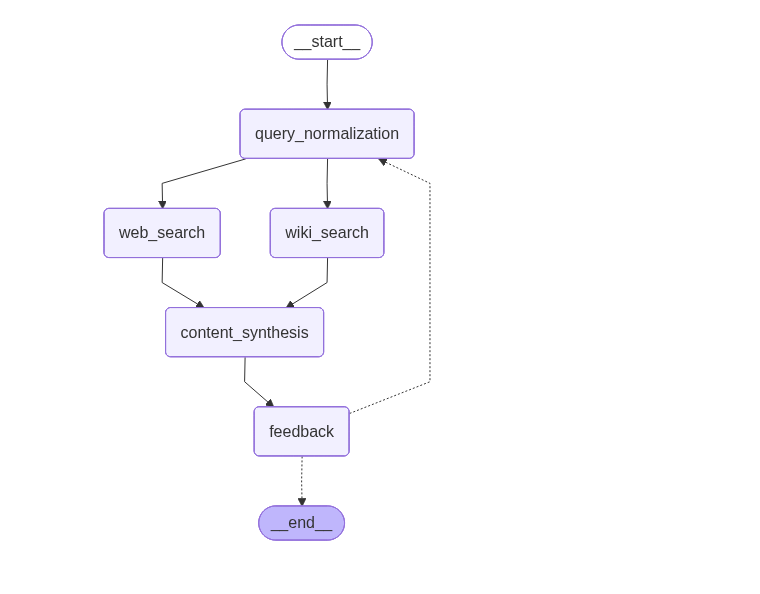
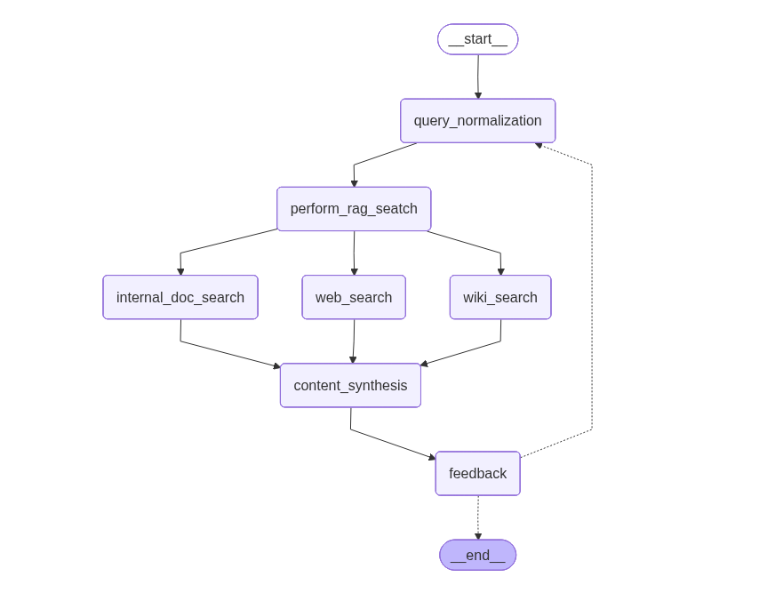
Before and after one commit to Vikeshkr-DSP/Research_Assistant, a Jupyter notebook: assistant.ipynb, the cells around one changed output. Drawn from its saved outputs; the diff is of its cells as text; code cells hidden in the pictures.

Commit message:
adding internal document rag search feature

```diff
--- a/assistant.ipynb
+++ b/assistant.ipynb
@@ -10,16 +20,19 @@ llm = ChatOllama(model='llama3.1:8b', temperature=0.25)
+# %%
+llm = ChatGroq(model="llama-3.3-70b-versatile")
 # %%
 from IPython.display import Image, display
 from typing import Literal, Optional
 from langgraph.graph import StateGraph, START, END
 
-
 class GraphSchema(MessagesState):
+    chunks: list
     user_query: str
+    rag_search: str
+    retrieved_chunks: str
     normalized_query: str
-    # feedback_normalized_query: str
+    combined_summary: str
     web_search_results: str
     wikipedia_search_results: str
-    combined_summary: str
     human_feedback: Optional[str] = None
     feedback_sentiment: Optional[Literal['positive', 'negative']] = None
 # %%
@@ -180,26 +202,30 @@ def needs_query_normalization(state:GraphSchema):
     if (state.get('feedback_sentiment',None) == 'negative') and (state.get('human_feedback',None) is not None):
         return 'query_normalization'
     return END
-# %%
-builder = StateGraph(state_schema=GraphSchema)
-builder.add_node(node='query_normalization', action=query_normalization)
-builder.add_node(node='web_search', action=web_search)
-builder.add_node(node='wiki_search', action=wikipedia_search)
-builder.add_node(node='content_synthesis', action=content_synthesis)
-builder.add_node(node='feedback', action=feedback_collection)
-
-
-builder.add_edge(start_key=START, end_key='query_normalization')
-builder.add_edge(start_key='query_normalization', end_key='web_search')
-builder.add_edge(start_key='query_normalization', end_key='wiki_search')
-builder.add_edge(start_key='web_search', end_key='content_synthesis')
-builder.add_edge(start_key='wiki_search', end_key='content_synthesis')
-builder.add_edge(start_key='content_synthesis', end_key='feedback')
-builder.add_conditional_edges(source='feedback', path=needs_query_normalization, path_map=['query_normalization', END])
-
-graph = builder.compile()
-
-display(Image(graph.get_graph().draw_mermaid_png()))
-# %% [output]
-[figure, removed]
+# %%
+builder = StateGraph(state_schema=GraphSchema)
+builder.add_node(node='query_normalization', action=query_normalization)
+builder.add_node(node='perform_rag_seatch', action=perform_rag_search)
+builder.add_node(node='web_search', action=web_search)
+builder.add_node(node='wiki_search', action=wikipedia_search)
+builder.add_node(node='internal_doc_search', action=internal_search)
+builder.add_node(node='content_synthesis', action=content_synthesis)
+builder.add_node(node='feedback', action=feedback_collection)
+
+builder.add_edge(start_key=START, end_key='query_normalization')
+builder.add_edge(start_key='query_normalization', end_key='perform_rag_seatch')
+builder.add_edge(start_key='perform_rag_seatch', end_key='web_search')
+builder.add_edge(start_key='perform_rag_seatch', end_key='wiki_search')
+builder.add_edge(start_key='perform_rag_seatch', end_key='internal_doc_search')
+builder.add_edge(start_key='web_search', end_key='content_synthesis')
+builder.add_edge(start_key='wiki_search', end_key='content_synthesis')
+builder.add_edge(start_key='internal_doc_search', end_key='content_synthesis')
+builder.add_edge(start_key='content_synthesis', end_key='feedback')
+builder.add_conditional_edges(source='feedback', path=needs_query_normalization, path_map=['query_normalization', END])
+
+graph = builder.compile()
+
+display(Image(graph.get_graph().draw_mermaid_png()))
+# %% [output]
+[figure, added]
 # %%
```
Also changed, not shown: parts of 5 cells of this notebook, 3 other files.
